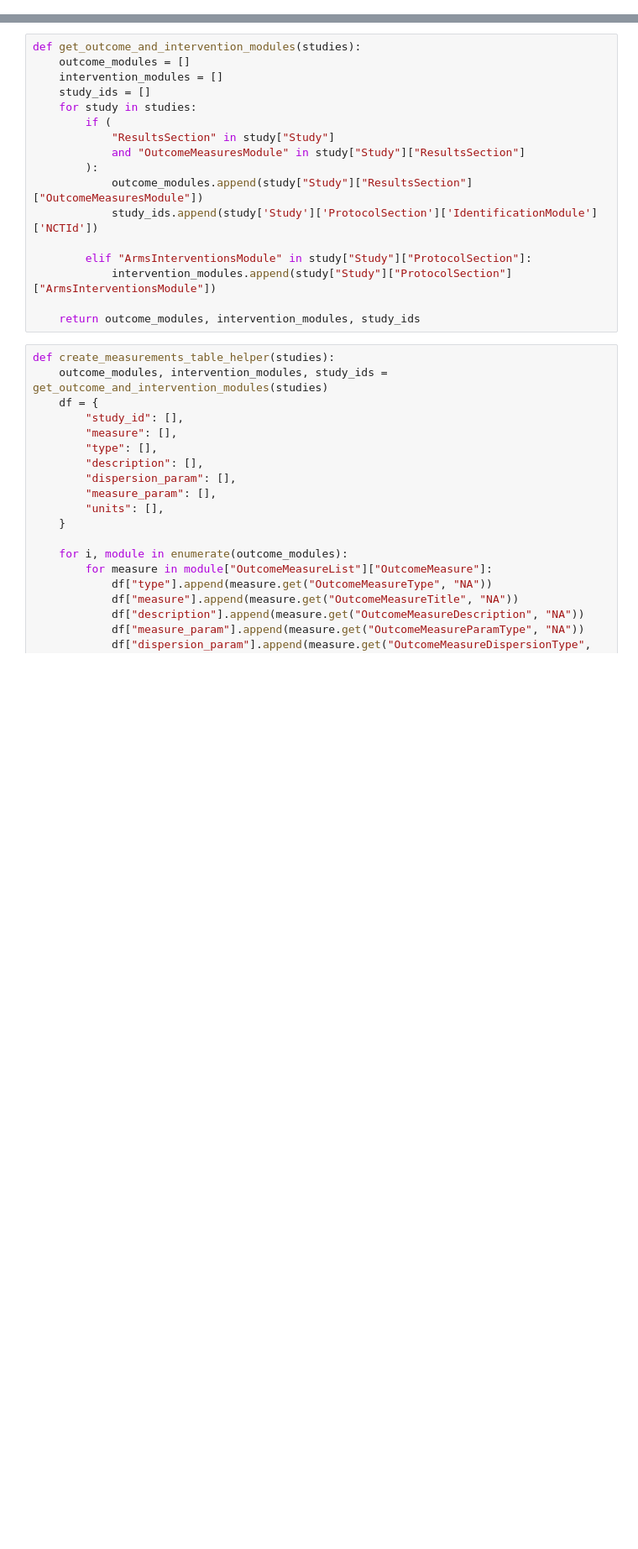
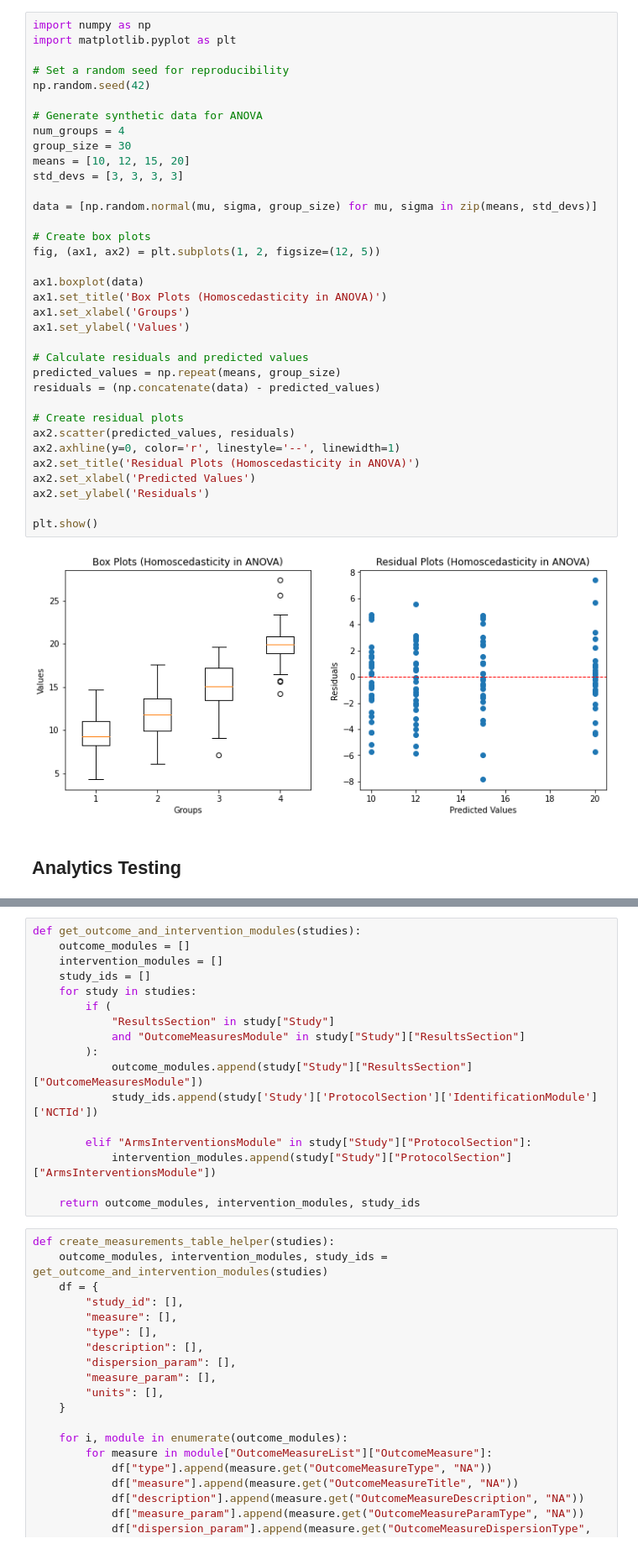
Before and after one commit to mediboard/treats, a Jupyter notebook: notebooks/Pipeline Testing.ipynb, the cells around one changed output, grey strips where cells are left out. Shown at 84% size. Drawn from its saved outputs; the diff is of its cells as text; blank space fills up the shorter version.

```diff
--- a/notebooks/Pipeline Testing.ipynb
+++ b/notebooks/Pipeline Testing.ipynb
@@ -3,0 +77,39 @@ import sqlalchemy as sa
+# %%
+import numpy as np
+import matplotlib.pyplot as plt
+
+# Set a random seed for reproducibility
+np.random.seed(42)
+
+# Generate synthetic data for ANOVA
+num_groups = 4
+group_size = 30
+means = [10, 12, 15, 20]
+std_devs = [3, 3, 3, 3]
+
+data = [np.random.normal(mu, sigma, group_size) for mu, sigma in zip(means, std_devs)]
+
+# Create box plots
+fig, (ax1, ax2) = plt.subplots(1, 2, figsize=(12, 5))
+
+ax1.boxplot(data)
+ax1.set_title('Box Plots (Homoscedasticity in ANOVA)')
+ax1.set_xlabel('Groups')
+ax1.set_ylabel('Values')
+
+# Calculate residuals and predicted values
+predicted_values = np.repeat(means, group_size)
+residuals = (np.concatenate(data) - predicted_values)
+
+# Create residual plots
+ax2.scatter(predicted_values, residuals)
+ax2.axhline(y=0, color='r', linestyle='--', linewidth=1)
+ax2.set_title('Residual Plots (Homoscedasticity in ANOVA)')
+ax2.set_xlabel('Predicted Values')
+ax2.set_ylabel('Residuals')
+
+plt.show()
+# %% [output]
+[figure, added]
+# %% [markdown]
+## Analytics Testing
```
Also changed, not shown: parts of 29 cells of this notebook, 8 other files.
